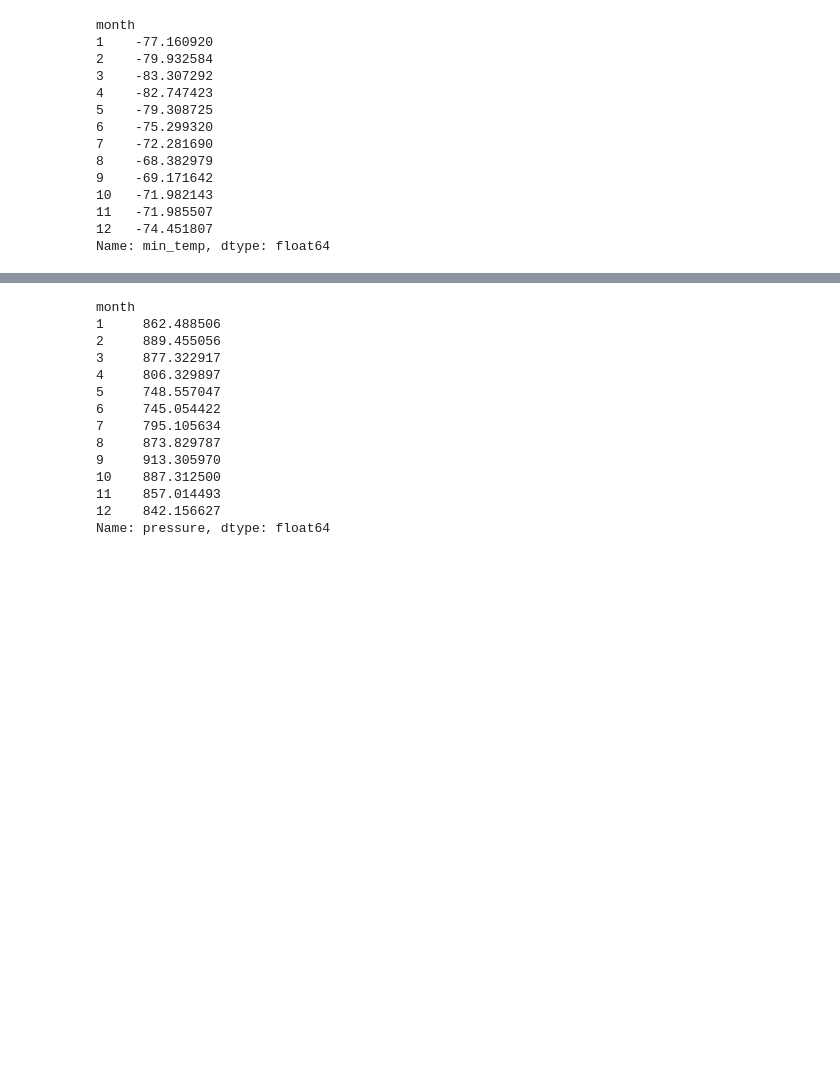
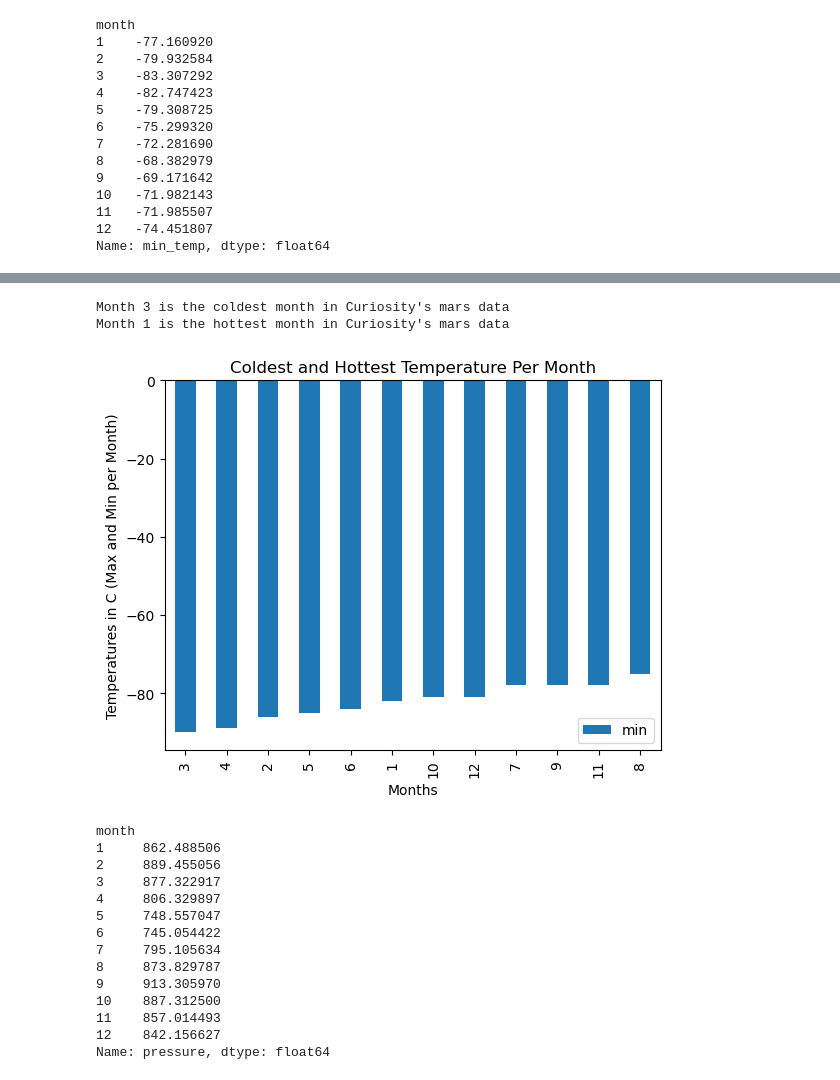
Before and after one commit to Leo-SLC/html-challenge, a Jupyter notebook: part_2_mars_weather.ipynb, the cells around one changed output, grey strips where cells are left out. Cells and saved outputs as stored; diff of their text form; code cells hidden in the pictures; blank space fills up the shorter version.

```diff
--- a/part_2_mars_weather.ipynb
+++ b/part_2_mars_weather.ipynb
@@ -190,2 +189,29 @@ Name: min_temp, dtype: float64
+# %%
+month_temps = mars_df.groupby('month')['min_temp'].agg([min,max])
+
+coldest_month = month_temps[month_temps['min'] == month_temps['min'].min()].index[0]
+hottest_month = month_temps[month_temps['max'] == month_temps['max'].max()].index[0]
+
+print("Month", coldest_month, "is the coldest month in Curiosity's mars data")
+print("Month", hottest_month, "is the hottest month in Curiosity's mars data")
+# %% [output]
+Month 3 is the coldest month in Curiosity's mars data
+Month 1 is the hottest month in Curiosity's mars data
+# %%
+# Identify the coldest and hottest months in Curiosity's location
+
+month_temps_bar = month_temps['min']
+
+month_temps_bar_df = pd.DataFrame(month_temps_bar)
+
+month_temps_bar_df = month_temps_bar_df.sort_values('min', ascending=True)
+
+month_temps_bar_df.plot.bar()
+plt.title('Coldest and Hottest Temperature Per Month')
+plt.xlabel("Months")
+plt.ylabel("Temperatures in C (Max and Min per Month)")
+plt.show()
+# %% [output]
+[figure, added]
 # %%
 # 4. Average pressure by Martian month
```
Also changed, not shown: parts of 12 cells of this notebook, 2 other files.
